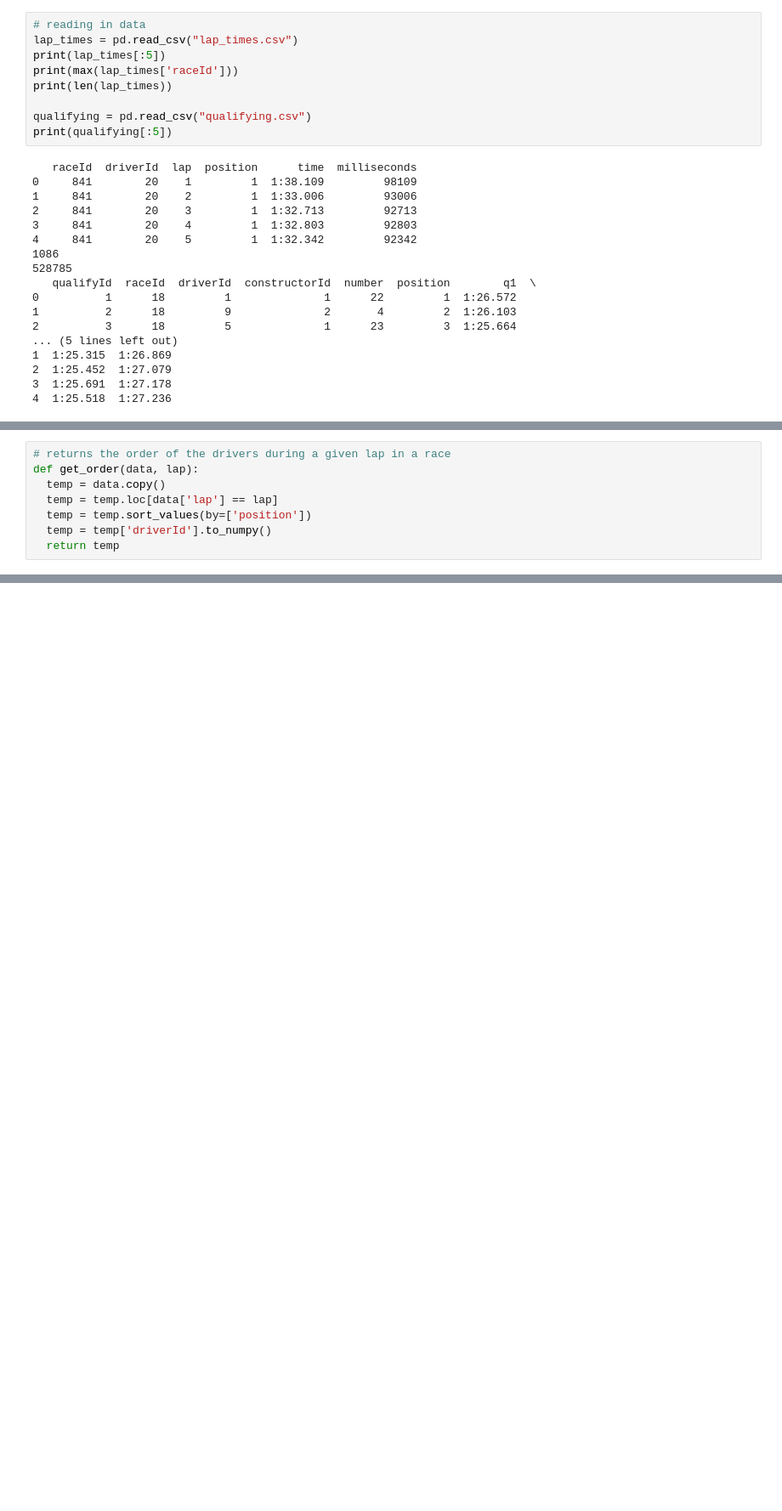
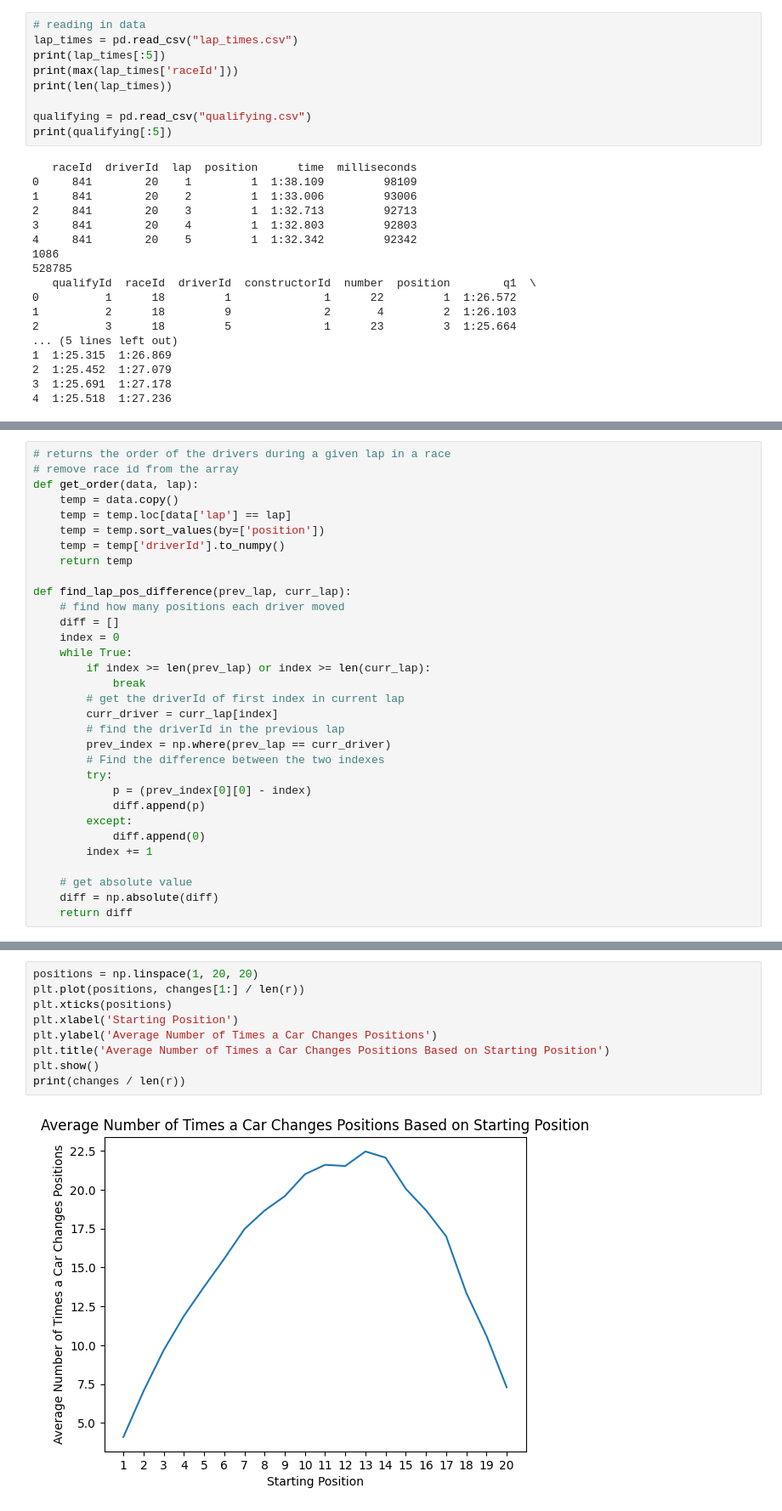
Before and after one commit to aiqojo/300-Project, a Jupyter notebook: gian/csys300.ipynb, the cells around one changed output, grey strips where cells are left out. Shown at 85% size. Cells and saved outputs as stored; diff of their text form; blank space fills up the shorter version.

Commit message:
average position changes per race per position

```diff
--- a/gian/csys300.ipynb
+++ b/gian/csys300.ipynb
@@ -123,9 +138,33 @@ for race in r:
 1 2 3 4 5 6 7 8 9 10 11 12 13 14 15 16 17 18 19 20 21 22 23 24 25 26 27 28 29 30 31 32 33 34 35 36 37 38 39 40 41 42 43 44 45 46 47 48 49 50 51 52 53 54 55 56 57 58 59 60 61 62 63 64 65 66 67 68 69 70 ...
 # %%
 # returns the order of the drivers during a given lap in a race
+# remove race id from the array
 def get_order(data, lap):
-  temp = data.copy()
-  temp = temp.loc[data['lap'] == lap]
-  temp = temp.sort_values(by=['position'])
-  temp = temp['driverId'].to_numpy()
-  return temp
+    temp = data.copy()
+    temp = temp.loc[data['lap'] == lap]
+    temp = temp.sort_values(by=['position'])
+    temp = temp['driverId'].to_numpy()
+    return temp
+
+def find_lap_pos_difference(prev_lap, curr_lap):
+    # find how many positions each driver moved
+    diff = []
+    index = 0
+    while True:
+        if index >= len(prev_lap) or index >= len(curr_lap):
+            break
+        # get the driverId of first index in current lap
+        curr_driver = curr_lap[index]
+        # find the driverId in the previous lap
+        prev_index = np.where(prev_lap == curr_driver)
+        # Find the difference between the two indexes
+        try:
+            p = (prev_index[0][0] - index)
+            diff.append(p)
+        except:
+            diff.append(0)
+        index += 1
+
+    # get absolute value
+    diff = np.absolute(diff)
+    return diff
@@ -174,0 +223,11 @@ IndexError: index 0 is out of bounds for axis 0 with size 0
+# %%
+positions = np.linspace(1, 20, 20)
+plt.plot(positions, changes[1:] / len(r))
+plt.xticks(positions)
+plt.xlabel('Starting Position')
+plt.ylabel('Average Number of Times a Car Changes Positions')
+plt.title('Average Number of Times a Car Changes Positions Based on Starting Position')
+plt.show()
+print(changes / len(r))
+# %% [output]
+[figure, added]
```
Also changed, not shown: parts of 11 cells of this notebook, 1 other file.
